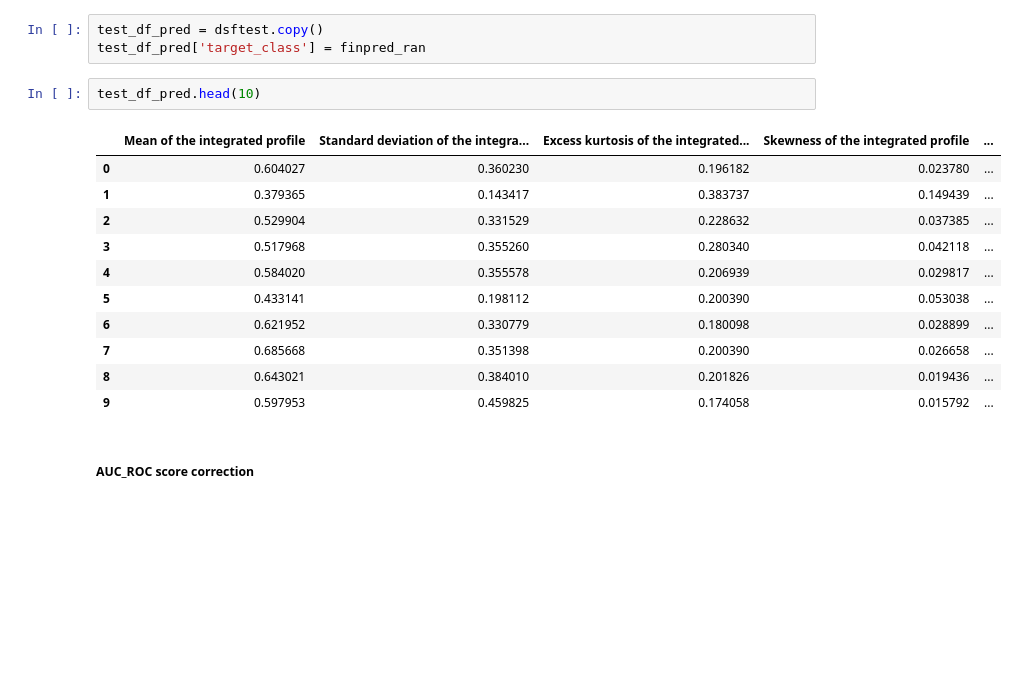
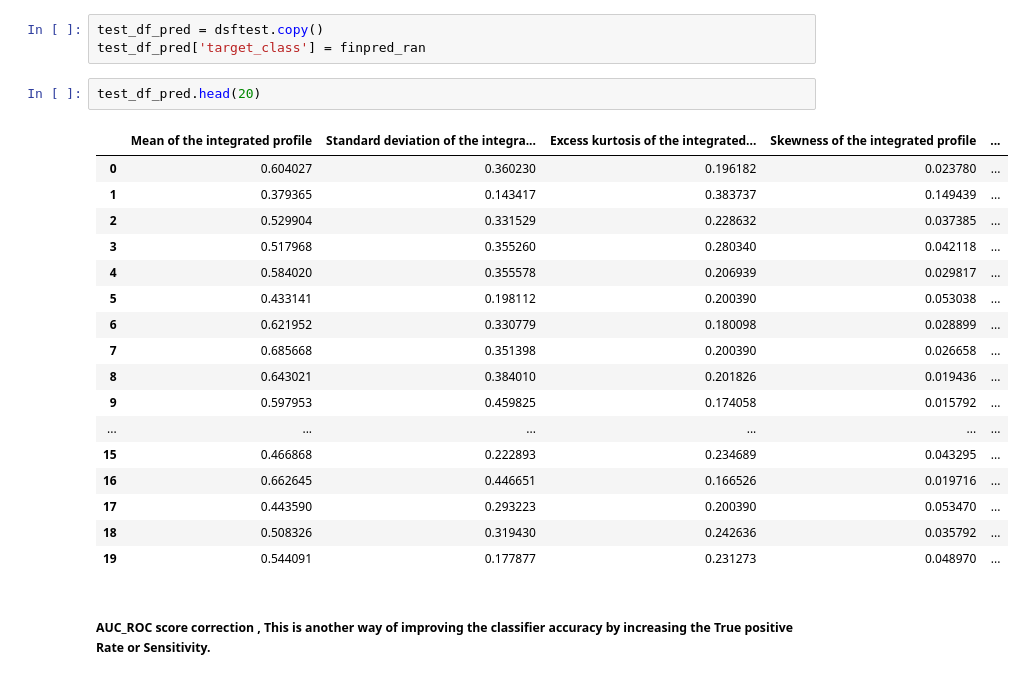
Before and after one commit to Nextgen-AI-solutions/Kaggle_challenges, a Jupyter notebook: pulsar_star_dataset/star.ipynb, the cells around one changed output. Saved outputs shown, nothing was run; the diff lists cells and outputs as text; blank space fills up the shorter version.

```diff
--- a/pulsar_star_dataset/star.ipynb
+++ b/pulsar_star_dataset/star.ipynb
@@ -437,18 +454,24 @@ submission.to_csv('submission.csv')
 test_df_pred = dsftest.copy()
 test_df_pred['target_class'] = finpred_ran
 # %%
-test_df_pred.head(10)
+test_df_pred.head(20)
 # %% [output]
 |  | Mean of the integrated profile | Standard deviation of the integra... | Excess kurtosis of the integrated... | Skewness of the integrated profile | ... |
 | 0 | 0.604027 | 0.360230 | 0.196182 | 0.023780 | ... |
 | 1 | 0.379365 | 0.143417 | 0.383737 | 0.149439 | ... |
 | 2 | 0.529904 | 0.331529 | 0.228632 | 0.037385 | ... |
 | 3 | 0.517968 | 0.355260 | 0.280340 | 0.042118 | ... |
 | 4 | 0.584020 | 0.355578 | 0.206939 | 0.029817 | ... |
 | 5 | 0.433141 | 0.198112 | 0.200390 | 0.053038 | ... |
 | 6 | 0.621952 | 0.330779 | 0.180098 | 0.028899 | ... |
 | 7 | 0.685668 | 0.351398 | 0.200390 | 0.026658 | ... |
 | 8 | 0.643021 | 0.384010 | 0.201826 | 0.019436 | ... |
 | 9 | 0.597953 | 0.459825 | 0.174058 | 0.015792 | ... |
+| ... | ... | ... | ... | ... | ... |
+| 15 | 0.466868 | 0.222893 | 0.234689 | 0.043295 | ... |
+| 16 | 0.662645 | 0.446651 | 0.166526 | 0.019716 | ... |
+| 17 | 0.443590 | 0.293223 | 0.200390 | 0.053470 | ... |
+| 18 | 0.508326 | 0.319430 | 0.242636 | 0.035792 | ... |
+| 19 | 0.544091 | 0.177877 | 0.231273 | 0.048970 | ... |
-# %% [markdown]
-##### AUC_ROC score correction
+# %% [markdown]
+##### AUC_ROC score correction , This is another way of improving the classifier accuracy by increasing the True positive Rate or Sensitivity.
```
Also changed, not shown: parts of 23 cells of this notebook, 2 other files.
